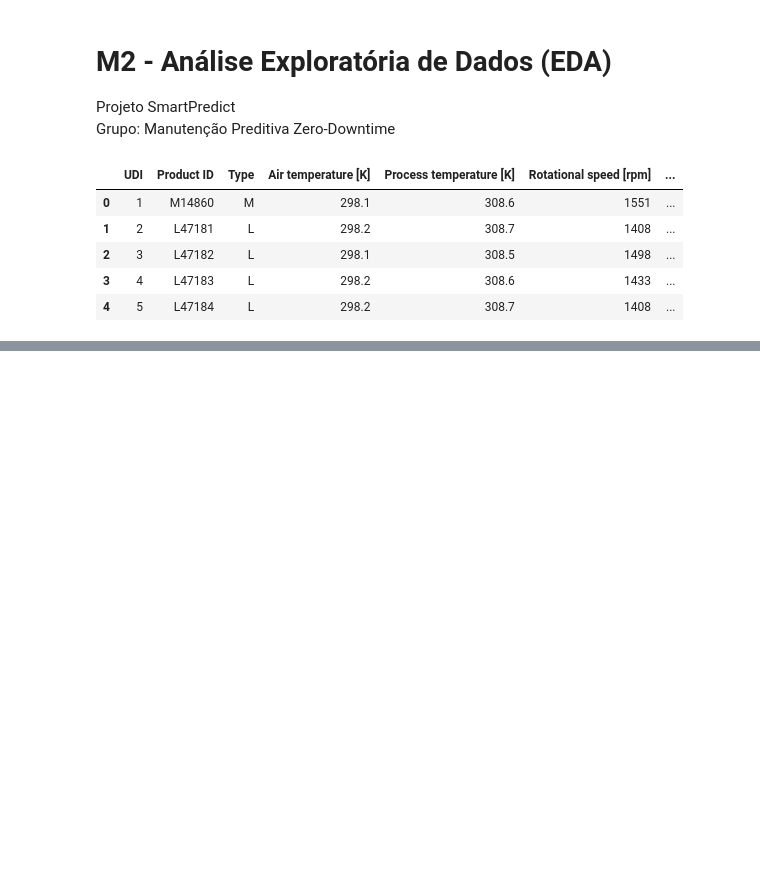
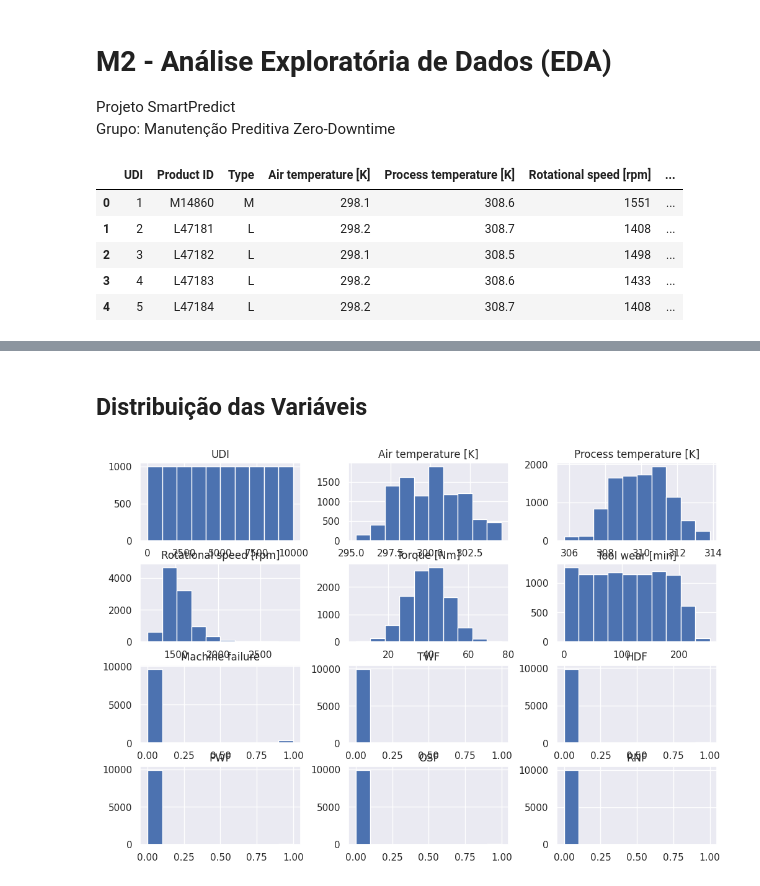
Before and after one commit to jcesarmph-ui/SmartPredict, a Jupyter notebook: M2_EDA.ipynb, the cells around one changed output, grey strips where cells are left out. Drawn from its saved outputs; the diff is of its cells as text; code cells hidden in the pictures; blank space fills up the shorter version.

```diff
--- a/M2_EDA.ipynb
+++ b/M2_EDA.ipynb
@@ -27,0 +81,7 @@ df.head()
+# %% [markdown]
+## Distribuição das Variáveis
+# %%
+df.hist(figsize=(12,8))
+plt.show()
+# %% [output]
+[figure, added]
```
Also changed, not shown: parts of 12 cells of this notebook.
